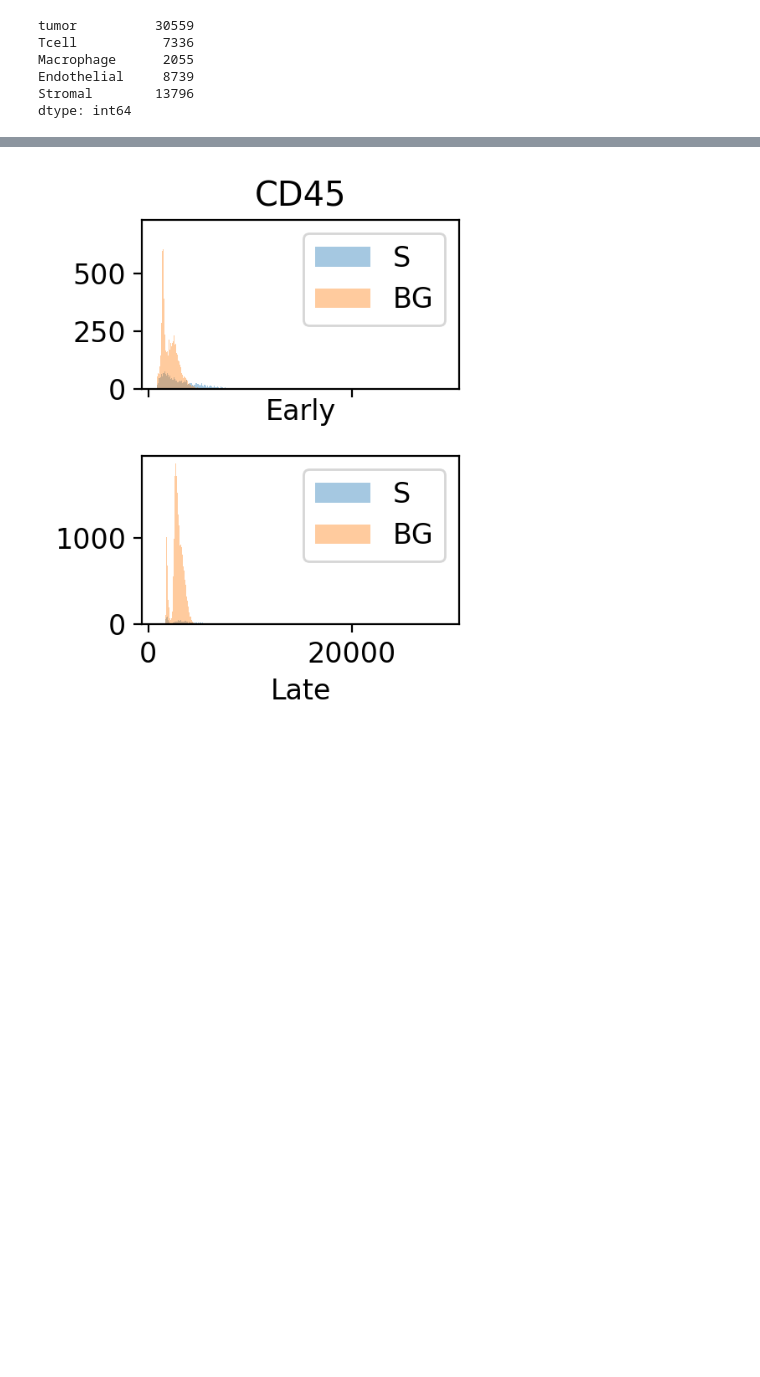
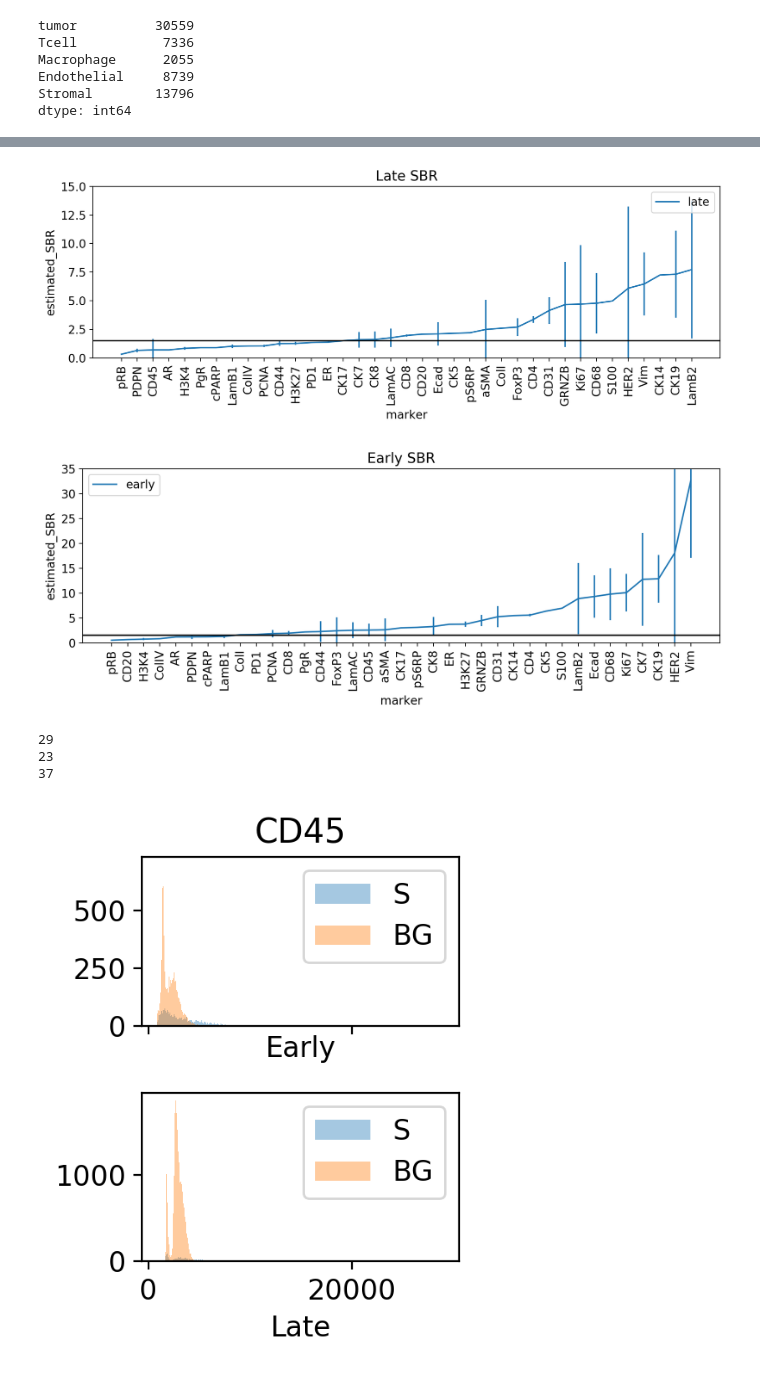
Before and after one commit to engjen/cycIF_Validation, a Jupyter notebook: Fig2_EarlyvsLate_K157_analysis.ipynb, the cells around one changed output, grey strips where cells are left out. Drawn from its saved outputs; the diff is of its cells as text; code cells hidden in the pictures; blank space fills up the shorter version.

```diff
--- a/Fig2_EarlyvsLate_K157_analysis.ipynb
+++ b/Fig2_EarlyvsLate_K157_analysis.ipynb
@@ -112,3 +270,45 @@ dd_exclusive = {'Tcell':{ 'FoxP3_Nuclei':'tumor',
+# %%
+#SBR
+df_order = pd.DataFrame()
+for s_marker in df_late.groupby('marker').estimated_SBR.mean().sort_values().index:
+    df_order = df_order.append(df_late[df_late.marker==s_marker])
+fig, ax=plt.subplots(figsize=(10,4),dpi=200)
+sns.lineplot(
+    data=df_order, x="marker", y="estimated_SBR", label='late', ax=ax, err_style="bars", ci='sd',
+)
+ax.axhline(1.5,color='black')
+labels=ax.get_xticklabels()
+ax.tick_params(axis='x', labelrotation= 90)
+ax.set_title('Late SBR')
+ax.set_ylim(0,15)
+plt.tight_layout()
+fig.savefig(f'{codedir}/Figures/Her2B-K157/K157_lateSBR.png')
+
+df_order = pd.DataFrame()
+for s_marker in df_early.groupby('marker').estimated_SBR.mean().sort_values().index:
+    df_order = df_order.append(df_early[df_early.marker==s_marker])
+fig, ax=plt.subplots(figsize=(10,4),dpi=200)
+sns.lineplot(
+    data=df_order, x="marker", y="estimated_SBR", label='early', ax=ax, err_style="bars", ci='sd',
+)
+ax.axhline(1.5,color='black')
+labels=ax.get_xticklabels()
+ax.tick_params(axis='x', labelrotation= 90)
+ax.set_title('Early SBR')
+ax.set_ylim(0,35)
+plt.tight_layout()
+fig.savefig(f'{codedir}/Figures/Her2B-K157/K157_earlySBR.png')
+# %% [output]
+[figure, added]
+[figure, added]
+# %%
+print(sum(df_early.groupby('marker').estimated_SBR.mean() > 1.5))
+print(sum(df_late.groupby('marker').estimated_SBR.mean() > 1.5))
+print(len(df_early.groupby('marker').estimated_SBR.mean()))
+# %% [output]
+29
+23
+37
 # %%
 #produce single cell data/histograms
 
```
Also changed, not shown: parts of 11 cells of this notebook.
